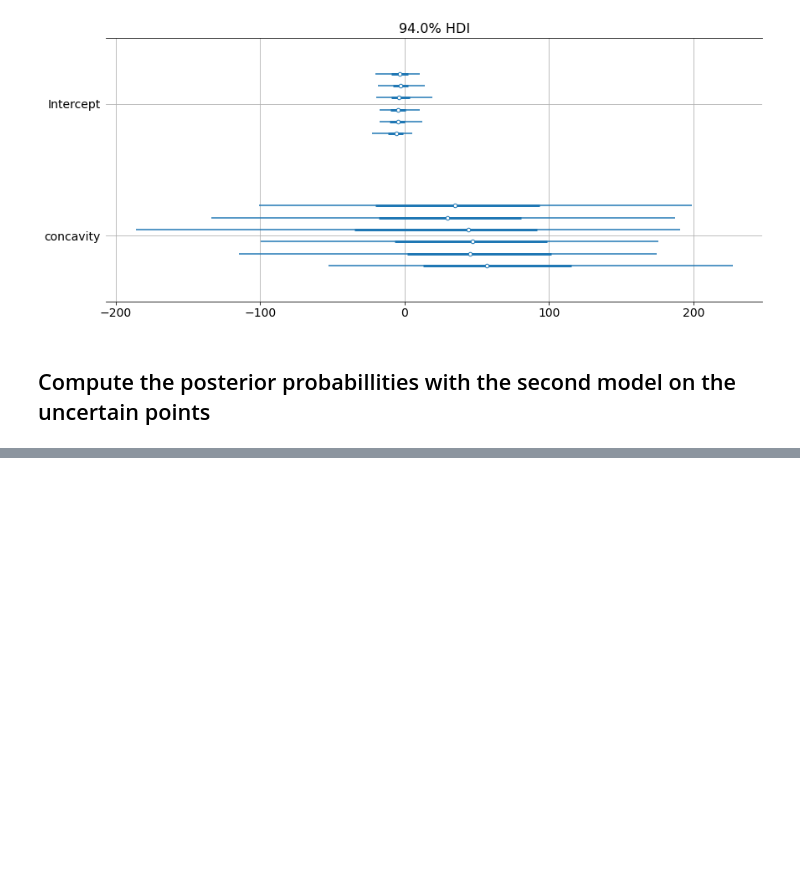
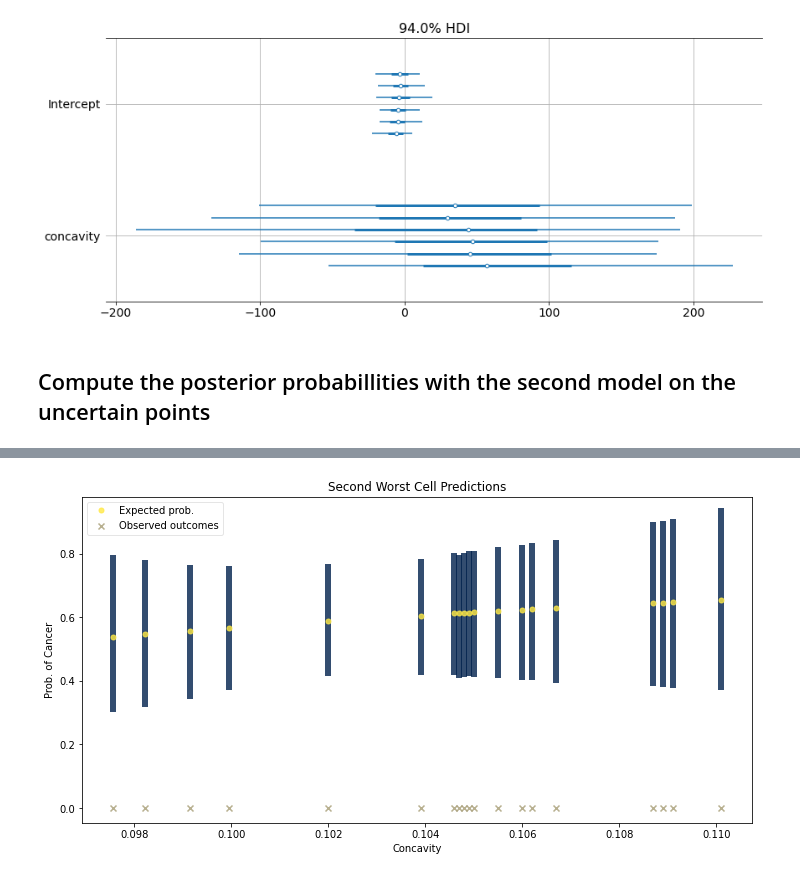
Before and after one commit to bencosgro/Bayes_Project, a Jupyter notebook: Bayes_Project_Jupyter_model_creation.ipynb, the cells around one changed output, grey strips where cells are left out. Cells and saved outputs as stored; diff of their text form; code cells hidden in the pictures; blank space fills up the shorter version.

```diff
--- a/Bayes_Project_Jupyter_model_creation.ipynb
+++ b/Bayes_Project_Jupyter_model_creation.ipynb
@@ -547,0 +504,11 @@ ax.legend(fontsize=10, frameon=True, framealpha=0.5);
+# %%
+predictors_out_of_sample22 = data_worst_uncert['concavity']
+outcomes_out_of_sample22 = data_worst_uncert['Diagnosis']
+with second_model:
+    # update values of predictors:
+    pm.set_data({"pred2": predictors_out_of_sample22})
+    p22 = pm.Deterministic("p22", pm.math.invlogit(betas2['Intercept'] + betas2['concavity'] * pred2))
+    # use the updated values and predict outcomes and probabilities:
+    model_preds22 = pm.sample_posterior_predictive(
+        trace_2, var_names = ["p22"],random_seed = 101
+    )["p22"]
@@ -547,0 +517,48 @@ ax.legend(fontsize=10, frameon=True, framealpha=0.5);
+# %%
+_, ax = plt.subplots(figsize=(12, 6))
+
+# uncertainty about the estimates:
+ax.plot(
+    [predictors_out_of_sample22, predictors_out_of_sample22],
+    az.hpd(model_preds22).T,
+    lw=6,
+    color="#00204C",
+    alpha=0.8,
+)
+
+# expected probability of success:
+ax.plot(
+    predictors_out_of_sample22,
+    model_preds22.mean(0),
+    "o",
+    ms=5,
+    color="#FFE945",
+    alpha=0.8,
+    label="Expected prob.",
+)
+numerical_diagnosis22 = []
+
+for x in outcomes_out_of_sample22:
+        if x == 'M':
+            y=1
+        elif x == 'B':
+            y=0
+        numerical_diagnosis22.append(y)
+
+# actual outcomes:
+ax.scatter(
+
+    x=predictors_out_of_sample22,
+    y=numerical_diagnosis22,
+    marker="x",
+    color="#A69C75",
+    alpha=0.8,
+    label="Observed outcomes",
+)
+
+ax.set_xlabel("Concavity")
+ax.set_ylabel("Prob. of Cancer")
+ax.set_title("Second Worst Cell Predictions")
+ax.legend(fontsize=10, frameon=True, framealpha=0.5);
+# %% [output]
+[figure, added]
```
Also changed, not shown: parts of 13 cells of this notebook.
